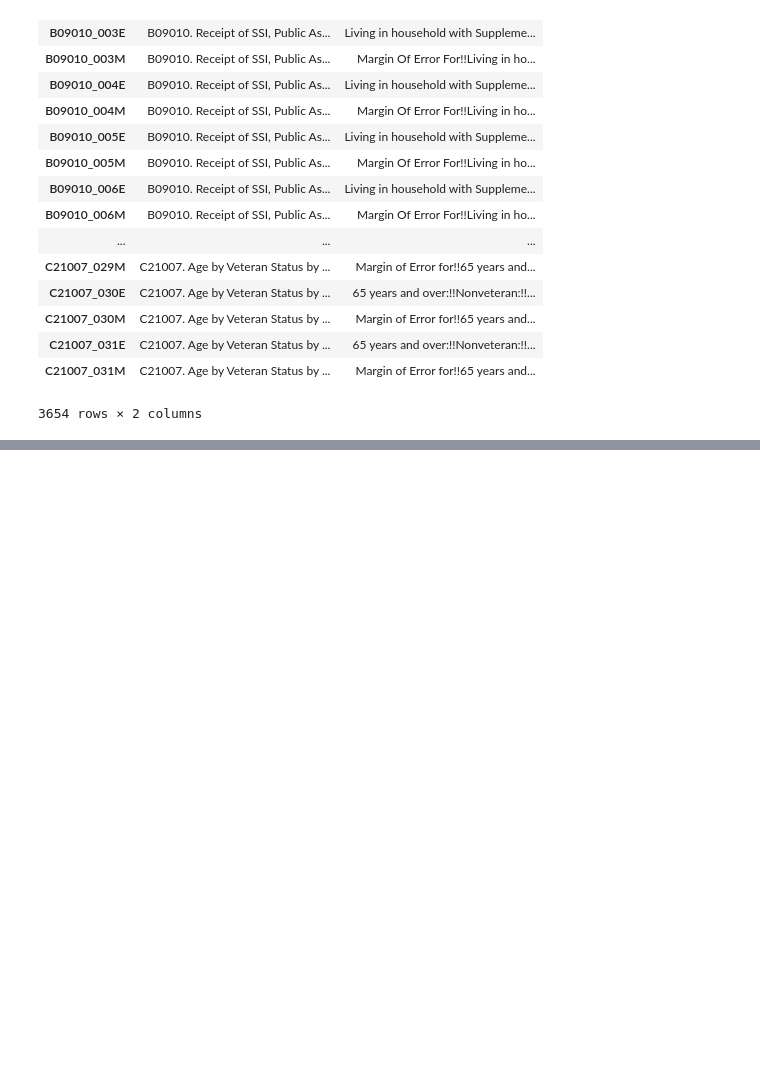
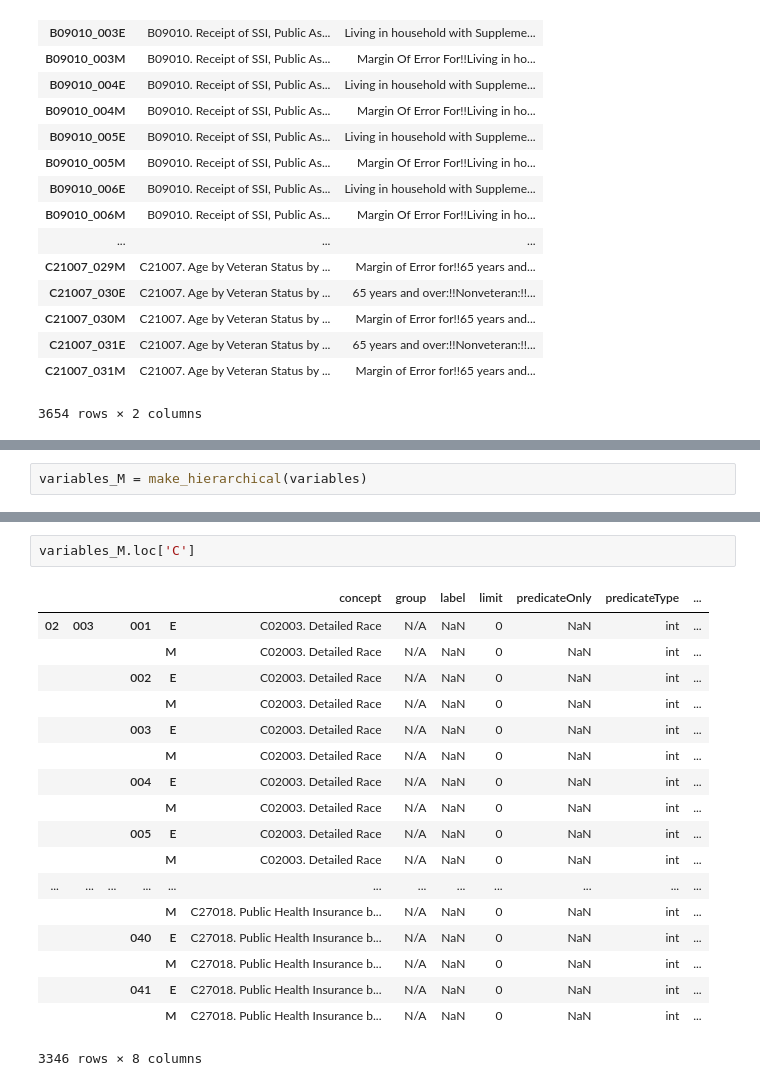
Before and after one commit to pssachdeva/census_viz, a Jupyter notebook: feature_exploration.ipynb, the cells around one changed output, grey strips where cells are left out. Cells and saved outputs as stored; diff of their text form; blank space fills up the shorter version.

```diff
--- a/feature_exploration.ipynb
+++ b/feature_exploration.ipynb
@@ -86,0 +137,2 @@ variables[['concept', col]].loc[locs]
+# %%
+variables_M = make_hierarchical(variables)
@@ -86,0 +150,21 @@ variables[['concept', col]].loc[locs]
+# %%
+variables_M.loc['C']
+# %% [output]
+|  |  |  |  |  | concept | group | label | limit | predicateOnly | predicateType | ... |
+| 02 | 003 |  | 001 | E | C02003. Detailed Race | N/A | NaN | 0 | NaN | int | ... |
+|  |  |  |  | M | C02003. Detailed Race | N/A | NaN | 0 | NaN | int | ... |
+|  |  |  | 002 | E | C02003. Detailed Race | N/A | NaN | 0 | NaN | int | ... |
+|  |  |  |  | M | C02003. Detailed Race | N/A | NaN | 0 | NaN | int | ... |
+|  |  |  | 003 | E | C02003. Detailed Race | N/A | NaN | 0 | NaN | int | ... |
+|  |  |  |  | M | C02003. Detailed Race | N/A | NaN | 0 | NaN | int | ... |
+|  |  |  | 004 | E | C02003. Detailed Race | N/A | NaN | 0 | NaN | int | ... |
+|  |  |  |  | M | C02003. Detailed Race | N/A | NaN | 0 | NaN | int | ... |
+|  |  |  | 005 | E | C02003. Detailed Race | N/A | NaN | 0 | NaN | int | ... |
+|  |  |  |  | M | C02003. Detailed Race | N/A | NaN | 0 | NaN | int | ... |
+| ... | ... | ... | ... | ... | ... | ... | ... | ... | ... | ... | ... |
+|  |  |  |  | M | C27018. Public Health Insurance b... | N/A | NaN | 0 | NaN | int | ... |
+|  |  |  | 040 | E | C27018. Public Health Insurance b... | N/A | NaN | 0 | NaN | int | ... |
+|  |  |  |  | M | C27018. Public Health Insurance b... | N/A | NaN | 0 | NaN | int | ... |
+|  |  |  | 041 | E | C27018. Public Health Insurance b... | N/A | NaN | 0 | NaN | int | ... |
+|  |  |  |  | M | C27018. Public Health Insurance b... | N/A | NaN | 0 | NaN | int | ... |
+3346 rows × 8 columns
```
Also changed, not shown: parts of 8 cells of this notebook, 1 other file.
